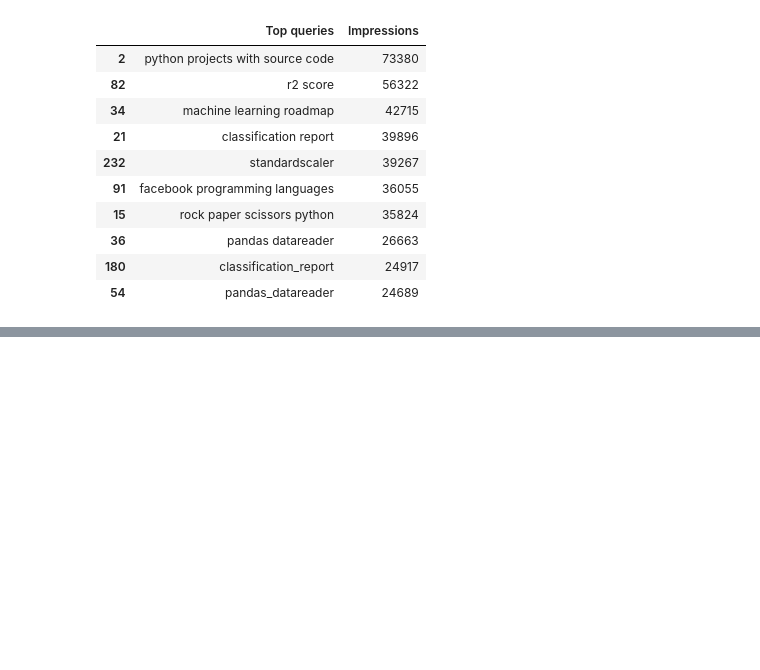
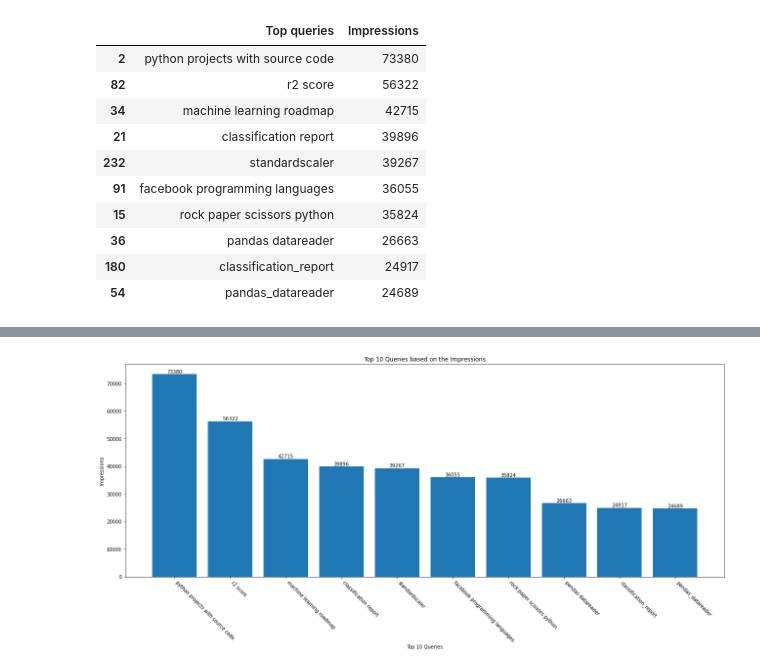
Before and after one commit to Nishan-k/Search-Queries-Anomaly-Detection-using-Python, a Jupyter notebook: Google Search Query Anomaly Detection.ipynb, the cells around one changed output, grey strips where cells are left out. Drawn from its saved outputs; the diff is of its cells as text; code cells hidden in the pictures; blank space fills up the shorter version.

```diff
--- a/Google Search Query Anomaly Detection.ipynb
+++ b/Google Search Query Anomaly Detection.ipynb
@@ -165,0 +179,11 @@ top_10_queries_impression
+# %%
+plt.figure(figsize=(22, 8))
+bars = plt.bar(top_10_queries_impression['Top queries'], top_10_queries_impression['Impressions'])
+plt.bar_label(bars)
+plt.xticks(top_10_queries_impression['Top queries'], rotation=-45, ha='left')
+plt.xlabel("Top 10 Queries")
+plt.ylabel("Impressions")
+plt.title("Top 10 Queries based on the Impressions")
+plt.show()
+# %% [output]
+[figure, added]
```
Also changed, not shown: parts of 2 cells of this notebook.
